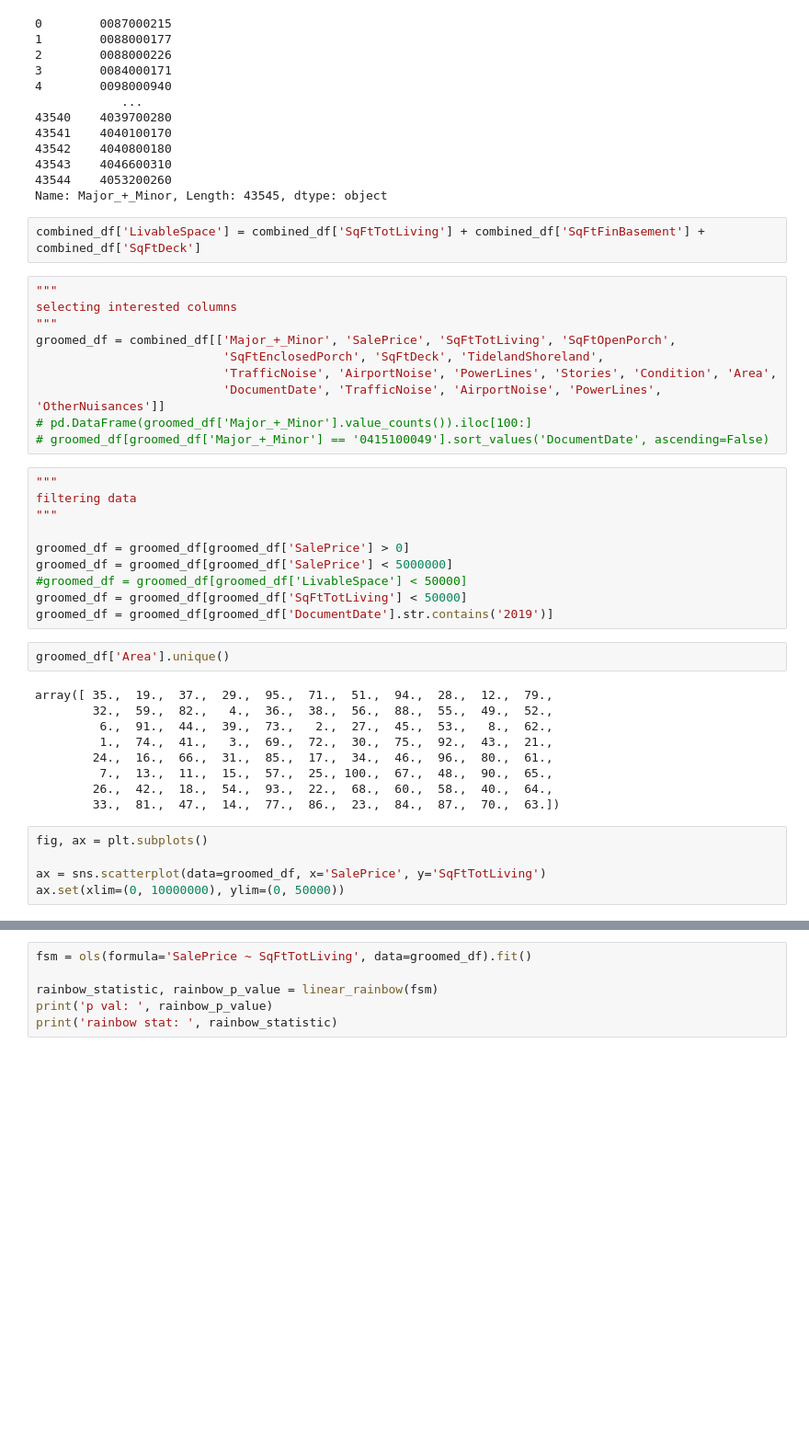
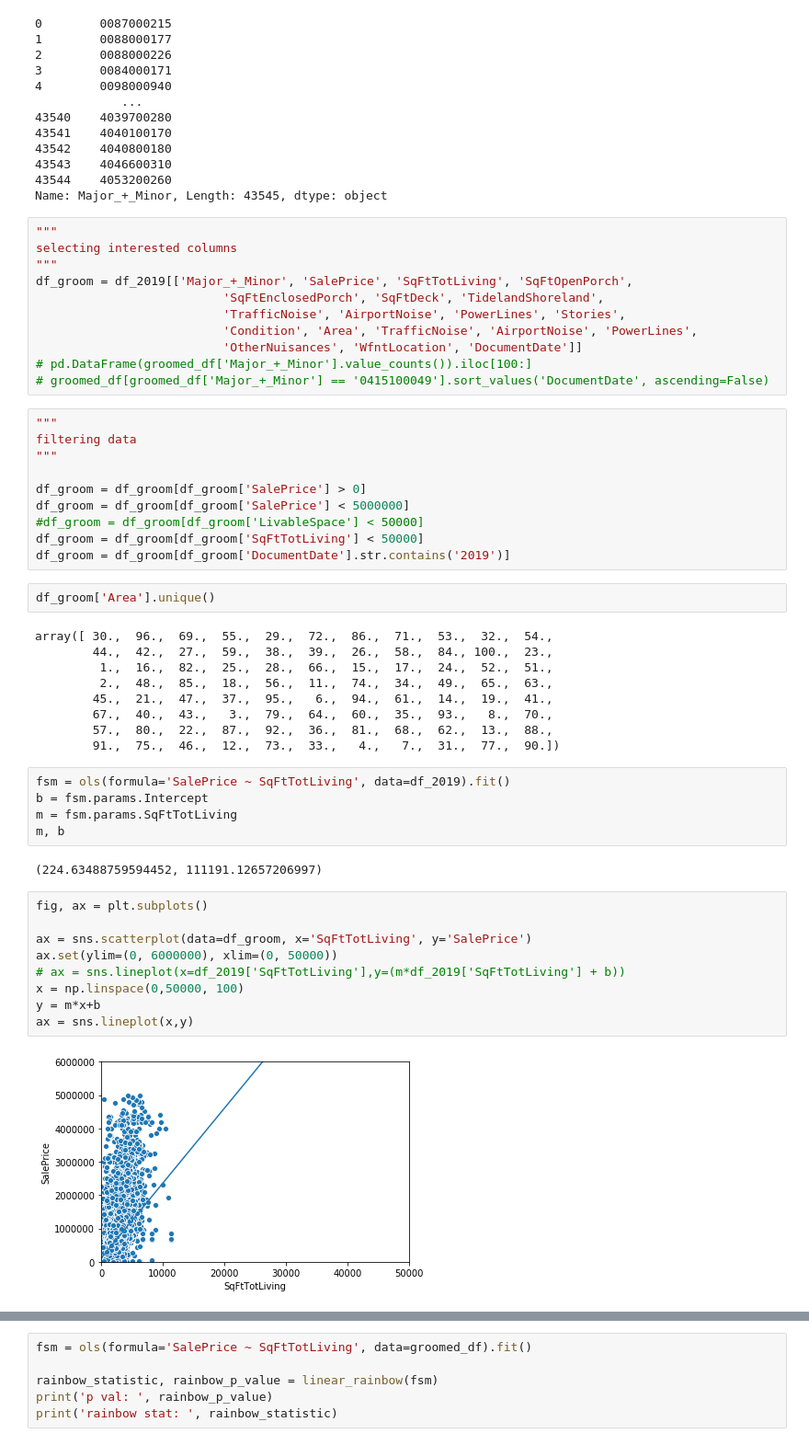
Before and after one commit to sam-thurman/king_county_housing, a Jupyter notebook: notebooks/exploratory/sam_exploratory.ipynb, the cells around one changed output, grey strips where cells are left out. Shown at 92% size. Cells and saved outputs as stored; diff of their text form; blank space fills up the shorter version.

```diff
--- a/notebooks/exploratory/sam_exploratory.ipynb
+++ b/notebooks/exploratory/sam_exploratory.ipynb
@@ -75,16 +91,15 @@ df_2019['Major_+_Minor']
 43543    4046600310
 43544    4053200260
 Name: Major_+_Minor, Length: 43545, dtype: object
-# %%
-combined_df['LivableSpace'] = combined_df['SqFtTotLiving'] + combined_df['SqFtFinBasement'] + combined_df['SqFtDeck']
 # %%
 """
 selecting interested columns
 """
-groomed_df = combined_df[['Major_+_Minor', 'SalePrice', 'SqFtTotLiving', 'SqFtOpenPorch',
+df_groom = df_2019[['Major_+_Minor', 'SalePrice', 'SqFtTotLiving', 'SqFtOpenPorch',
                           'SqFtEnclosedPorch', 'SqFtDeck', 'TidelandShoreland',
-                          'TrafficNoise', 'AirportNoise', 'PowerLines', 'Stories', 'Condition', 'Area',
-                          'DocumentDate', 'TrafficNoise', 'AirportNoise', 'PowerLines', 'OtherNuisances']]
+                          'TrafficNoise', 'AirportNoise', 'PowerLines', 'Stories',
+                          'Condition', 'Area', 'TrafficNoise', 'AirportNoise', 'PowerLines',
+                          'OtherNuisances', 'WfntLocation', 'DocumentDate']]
 # pd.DataFrame(groomed_df['Major_+_Minor'].value_counts()).iloc[100:]
 # groomed_df[groomed_df['Major_+_Minor'] == '0415100049'].sort_values('DocumentDate', ascending=False)
 # %%
@@ -92,24 +107,37 @@ groomed_df = combined_df[['Major_+_Minor', 'SalePrice', 'SqFtTotLiving', 'SqFtOp
 filtering data
 """
 
-groomed_df = groomed_df[groomed_df['SalePrice'] > 0]
-groomed_df = groomed_df[groomed_df['SalePrice'] < 5000000]
-#groomed_df = groomed_df[groomed_df['LivableSpace'] < 50000]
-groomed_df = groomed_df[groomed_df['SqFtTotLiving'] < 50000]
-groomed_df = groomed_df[groomed_df['DocumentDate'].str.contains('2019')]
+df_groom = df_groom[df_groom['SalePrice'] > 0]
+df_groom = df_groom[df_groom['SalePrice'] < 5000000]
+#df_groom = df_groom[df_groom['LivableSpace'] < 50000]
+df_groom = df_groom[df_groom['SqFtTotLiving'] < 50000]
+df_groom = df_groom[df_groom['DocumentDate'].str.contains('2019')]
 # %%
-groomed_df['Area'].unique()
+df_groom['Area'].unique()
 # %% [output]
-array([ 35.,  19.,  37.,  29.,  95.,  71.,  51.,  94.,  28.,  12.,  79.,
-        32.,  59.,  82.,   4.,  36.,  38.,  56.,  88.,  55.,  49.,  52.,
-         6.,  91.,  44.,  39.,  73.,   2.,  27.,  45.,  53.,   8.,  62.,
-         1.,  74.,  41.,   3.,  69.,  72.,  30.,  75.,  92.,  43.,  21.,
-        24.,  16.,  66.,  31.,  85.,  17.,  34.,  46.,  96.,  80.,  61.,
-         7.,  13.,  11.,  15.,  57.,  25., 100.,  67.,  48.,  90.,  65.,
-        26.,  42.,  18.,  54.,  93.,  22.,  68.,  60.,  58.,  40.,  64.,
-        33.,  81.,  47.,  14.,  77.,  86.,  23.,  84.,  87.,  70.,  63.])
+array([ 30.,  96.,  69.,  55.,  29.,  72.,  86.,  71.,  53.,  32.,  54.,
+        44.,  42.,  27.,  59.,  38.,  39.,  26.,  58.,  84., 100.,  23.,
+         1.,  16.,  82.,  25.,  28.,  66.,  15.,  17.,  24.,  52.,  51.,
+         2.,  48.,  85.,  18.,  56.,  11.,  74.,  34.,  49.,  65.,  63.,
+        45.,  21.,  47.,  37.,  95.,   6.,  94.,  61.,  14.,  19.,  41.,
+        67.,  40.,  43.,   3.,  79.,  64.,  60.,  35.,  93.,   8.,  70.,
+        57.,  80.,  22.,  87.,  92.,  36.,  81.,  68.,  62.,  13.,  88.,
+        91.,  75.,  46.,  12.,  73.,  33.,   4.,   7.,  31.,  77.,  90.])
+# %%
+fsm = ols(formula='SalePrice ~ SqFtTotLiving', data=df_2019).fit()
+b = fsm.params.Intercept
+m = fsm.params.SqFtTotLiving
+m, b
+# %% [output]
+(224.63488759594452, 111191.12657206997)
 # %%
 fig, ax = plt.subplots()
 
-ax = sns.scatterplot(data=groomed_df, x='SalePrice', y='SqFtTotLiving')
-ax.set(xlim=(0, 10000000), ylim=(0, 50000))
+ax = sns.scatterplot(data=df_groom, x='SqFtTotLiving', y='SalePrice')
+ax.set(ylim=(0, 6000000), xlim=(0, 50000))
+# ax = sns.lineplot(x=df_2019['SqFtTotLiving'],y=(m*df_2019['SqFtTotLiving'] + b))
+x = np.linspace(0,50000, 100)
+y = m*x+b
+ax = sns.lineplot(x,y)
+# %% [output]
+[figure, added]
```
Also changed, not shown: parts of 11 cells of this notebook, 1 other file.
